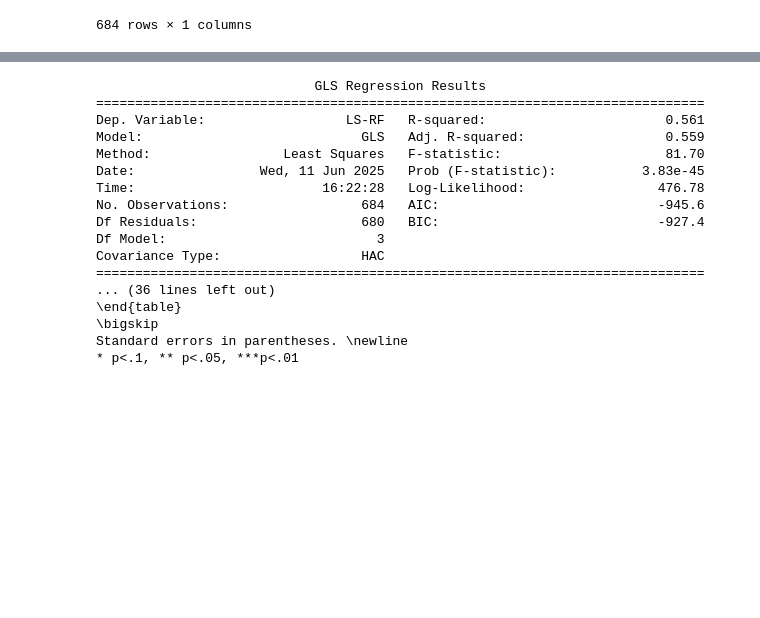
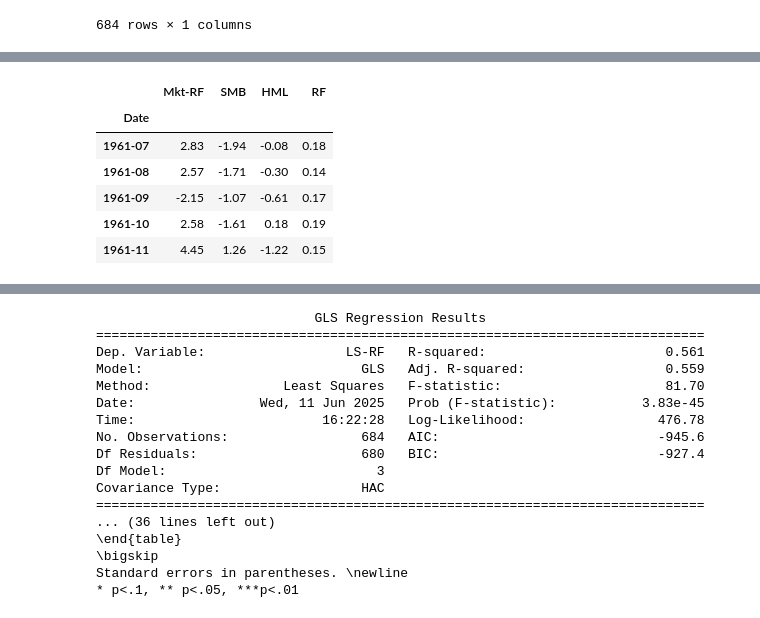
Before and after one commit to justusschenk/valueinvesting, a Jupyter notebook: Fama-French-Carhart.ipynb, the cells around one changed output, grey strips where cells are left out. Cells and saved outputs as stored; diff of their text form; code cells hidden in the pictures; blank space fills up the shorter version.

```diff
--- a/Fama-French-Carhart.ipynb
+++ b/Fama-French-Carhart.ipynb
@@ -45,6 +46,15 @@ momentum.tail()
 # %%
 factors = reader.DataReader("F-F_Research_Data_Factors", "famafrench", start_date, end_date)[0]
 factors = factors[1:]
+factors.head()
+# %% [output]
+|  | Mkt-RF | SMB | HML | RF |
+| Date |  |  |  |  |
+| 1961-07 | 2.83 | -1.94 | -0.08 | 0.18 |
+| 1961-08 | 2.57 | -1.71 | -0.30 | 0.14 |
+| 1961-09 | -2.15 | -1.07 | -0.61 | 0.17 |
+| 1961-10 | 2.58 | -1.61 | 0.18 | 0.19 |
+| 1961-11 | 4.45 | 1.26 | -1.22 | 0.15 |
 # %%
 df = pd.merge(returns, factors, on="Date")
 df = pd.merge(df, momentum, on="Date")
```
Also changed, not shown: parts of 10 cells of this notebook, 2 other files.
